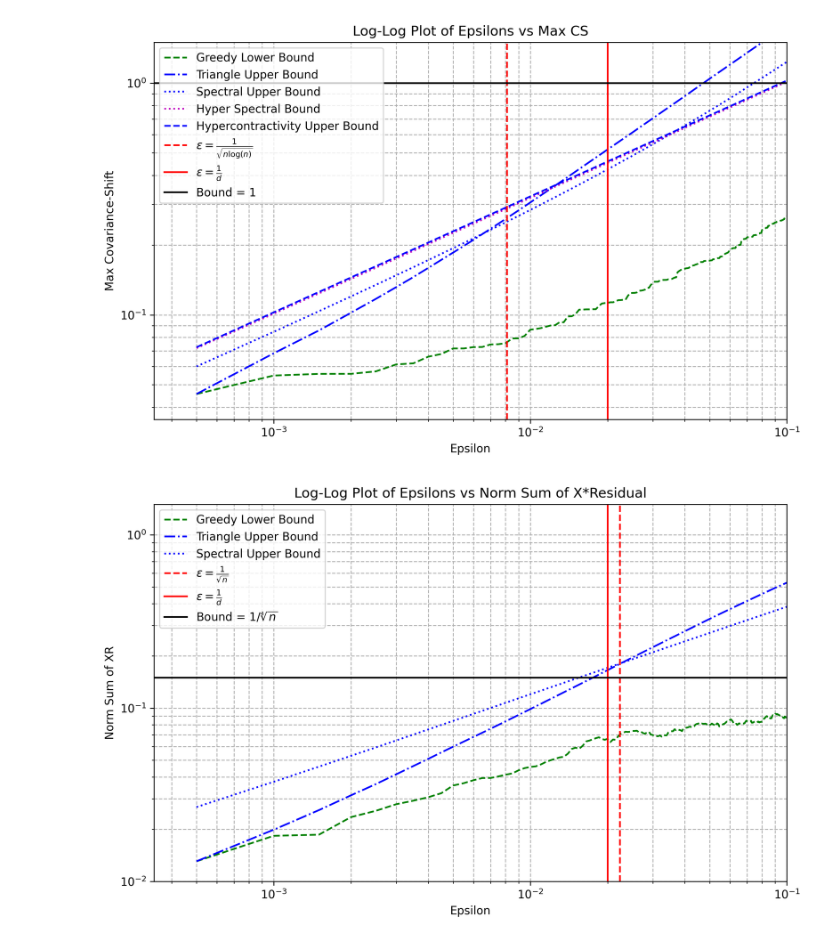
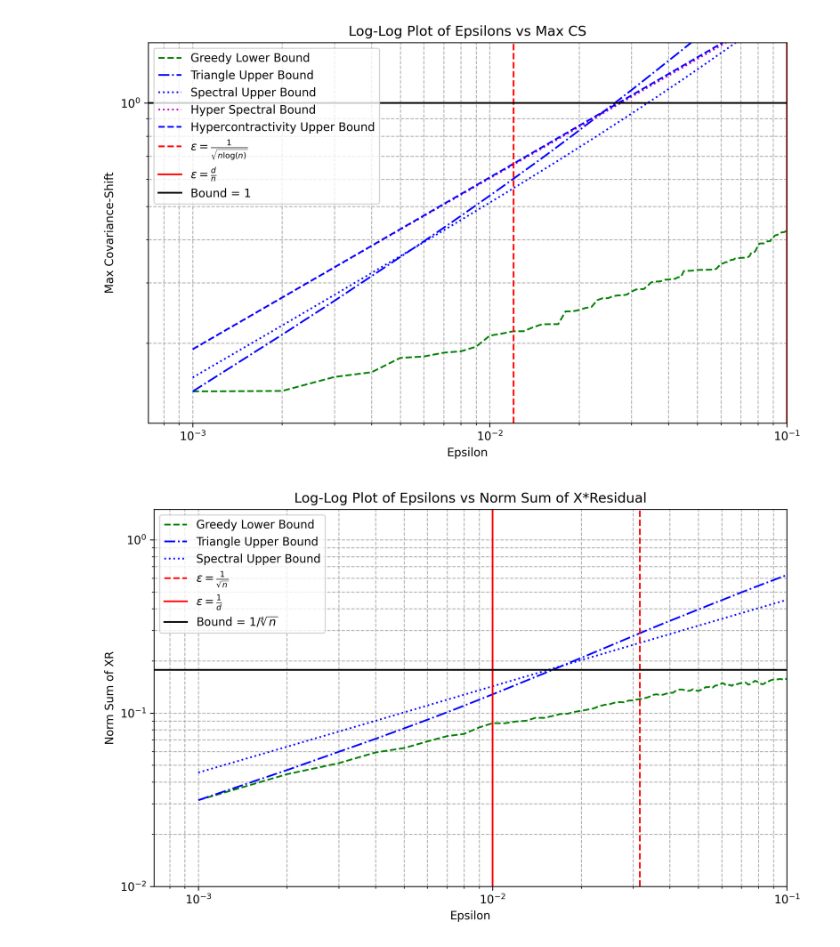
Before and after one commit to ittai-rubinstein/ols_robustness, a Jupyter notebook: examples/ComputeEfficientBoundsOnGaussianData.ipynb, the cells around one changed output. Saved outputs shown, nothing was run; the diff lists cells and outputs as text; code cells hidden in the pictures.

```diff
--- a/examples/ComputeEfficientBoundsOnGaussianData.ipynb
+++ b/examples/ComputeEfficientBoundsOnGaussianData.ipynb
@@ -2,8 +2,8 @@
 # Generate Gaussian data for our numerical simulation and then normalize it
 import scipy
 import numpy as np
-num_samples = 2000
-dimension = 50
+num_samples = 1000
+dimension = 100
 X = np.reshape(np.random.normal(size=num_samples*dimension), (num_samples, dimension))
 Y = np.random.normal(size=num_samples, scale=1)
 mu = np.average(X, axis=0)
@@ -96,35 +96,35 @@ plt.loglog(
     ips_squared_bound_spectral,
     ':b', label='Spectral Upper Bound'
 )
 
 
 plt.loglog(
     epsilons,
     ips_squared_bound_hyper_spectral,
     ':m', label='Hyper Spectral Bound'
 )
 
 plt.loglog(
     epsilons,
     ips_squared_bound_hypercontractivity,
     '--b', label='Hypercontractivity Upper Bound'
 )
 plt.axvline(x=1/np.sqrt(num_samples*np.log(num_samples)), color='r', linestyle='--', label=r'$\varepsilon = \frac{1}{\sqrt{n \log(n)}}$')
-plt.axvline(x=1/dimension, color='r', linestyle='-', label=r'$\varepsilon = \frac{1}{d}$')
+plt.axvline(x=dimension/num_samples, color='r', linestyle='-', label=r'$\varepsilon = \frac{d}{n}$')
 
 plt.axhline(y=1, color='k', linestyle='-', label=r'Bound = 1')
 
 
 plt.xlabel('Epsilon')
 plt.ylabel('Max Covariance-Shift')
 plt.title('Log-Log Plot of Epsilons vs Max CS')
 plt.grid(True, which="both", ls="--")
 plt.legend()
 plt.ylim(plt.ylim()[0], 1.5)
 plt.xlim(plt.xlim()[0], 0.1)
 plt.show()
 # %% [output]
-[figure, old version]
+[figure, new version]
 # %%
 # Compute the Gram matrix of the XR vectors (samples renormalized by their residuals).
 # Use spectral and triangle based algorithms to bound the lengths of their sums.
@@ -165,7 +165,7 @@ plt.ylim(1E-2, 1.5)
 plt.xlim(plt.xlim()[0], 0.1)
 plt.show()
 # %% [output]
-[figure, old version]
+[figure, new version]
 # %%
 # Similarly bound Norm_2 {sum_{i in T} <X_i, e> X_i}
 
```
Also changed, not shown: parts of 3 cells of this notebook, 10 other files.
